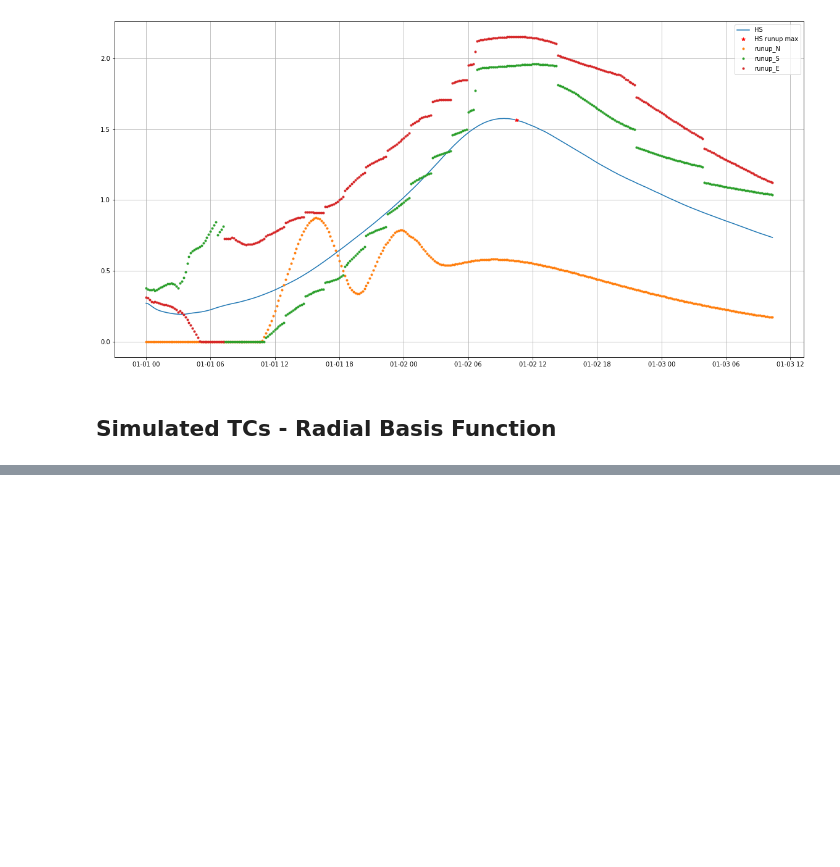
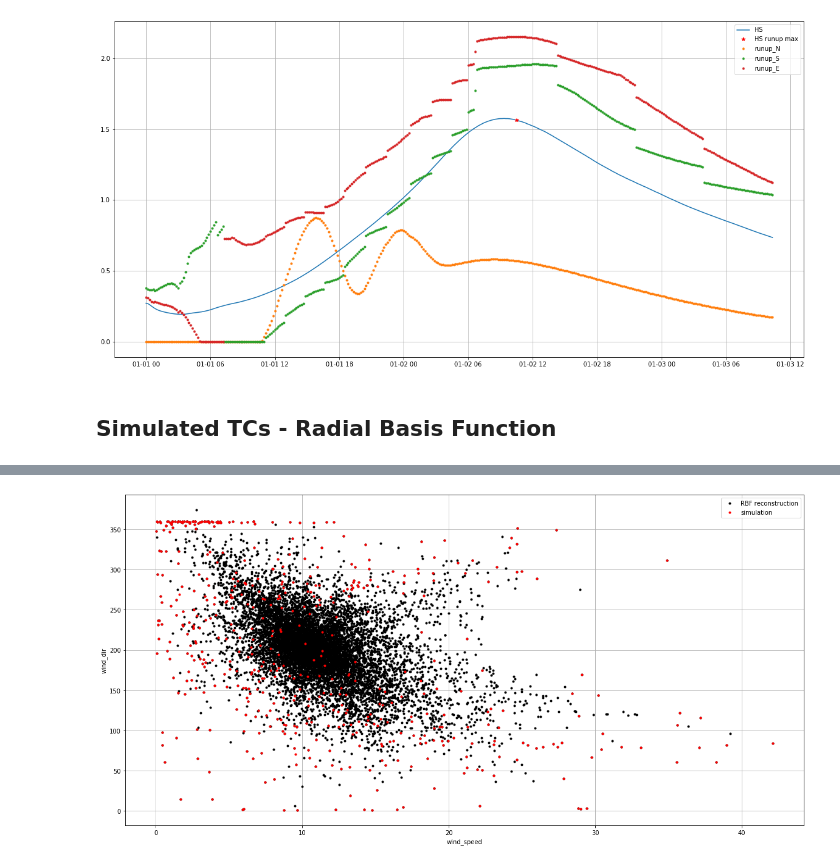
Before and after one commit to ripolln/teslakit, a Jupyter notebook: notebooks/KWAJALEIN/02_MetOcean_emulator/07b_TCs_RBFs.ipynb, the cells around one changed output, grey strips where cells are left out. Cells and saved outputs as stored; diff of their text form; code cells hidden in the pictures; blank space fills up the shorter version.

```diff
--- a/notebooks/KWAJALEIN/02_MetOcean_emulator/07b_TCs_RBFs.ipynb
+++ b/notebooks/KWAJALEIN/02_MetOcean_emulator/07b_TCs_RBFs.ipynb
@@ -456,0 +490,14 @@ Attributes:
+# %%
+
+var1 = 'wind_speed'
+var2 = 'wind_dir'
+
+plt.figure(figsize=(20,10))
+plt.plot(TCs_RBF_out[var1].values[:], TCs_RBF_out[var2].values[:], '.k', label='RBF reconstruction')
+plt.plot(TCs_sims[var1].values[:], TCs_sims[var2].values[:], '.r', label='simulation')
+plt.xlabel(var1)
+plt.ylabel(var2)
+plt.legend()
+plt.grid()
+# %% [output]
+[figure, added]
```
Also changed, not shown: parts of 8 cells of this notebook.
